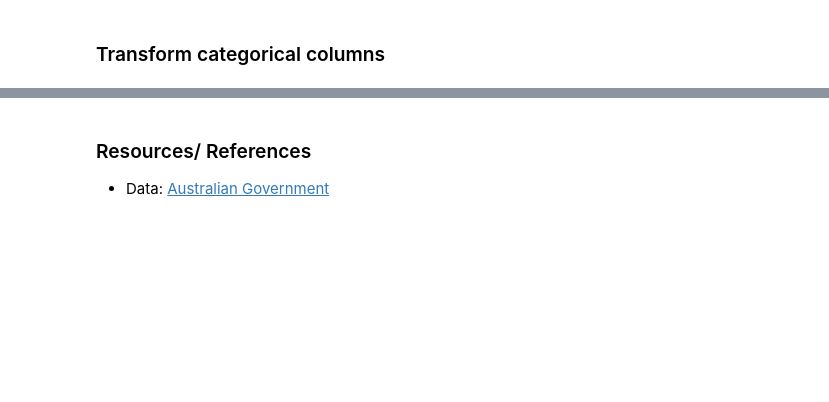
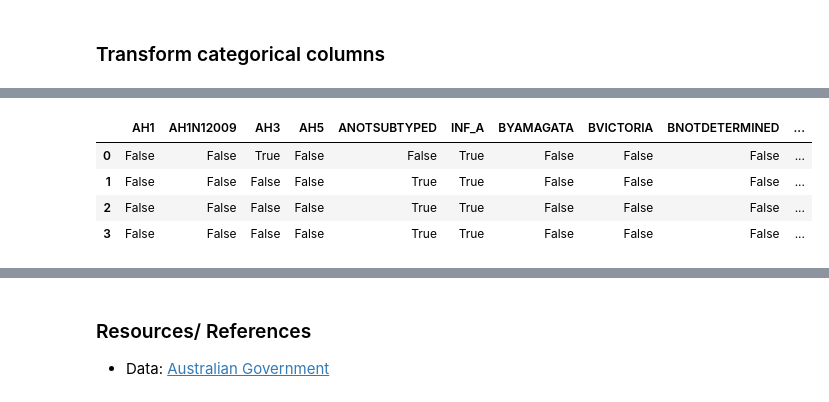
Before and after one commit to DhasiM/Influenza_Spook, a Jupyter notebook: influenza-spook.ipynb, the cells around one changed output, grey strips where cells are left out. Cells and saved outputs as stored; diff of their text form; code cells hidden in the pictures; blank space fills up the shorter version.

```diff
--- a/influenza-spook.ipynb
+++ b/influenza-spook.ipynb
@@ -304,0 +468,8 @@ def get_model():
+# %%
+flus.head(4)
+# %% [output]
+|  | AH1 | AH1N12009 | AH3 | AH5 | ANOTSUBTYPED | INF_A | BYAMAGATA | BVICTORIA | BNOTDETERMINED | ... |
+| 0 | False | False | True | False | False | True | False | False | False | ... |
+| 1 | False | False | False | False | True | True | False | False | False | ... |
+| 2 | False | False | False | False | True | True | False | False | False | ... |
+| 3 | False | False | False | False | True | True | False | False | False | ... |
```
Also changed, not shown: parts of 60 cells of this notebook.
